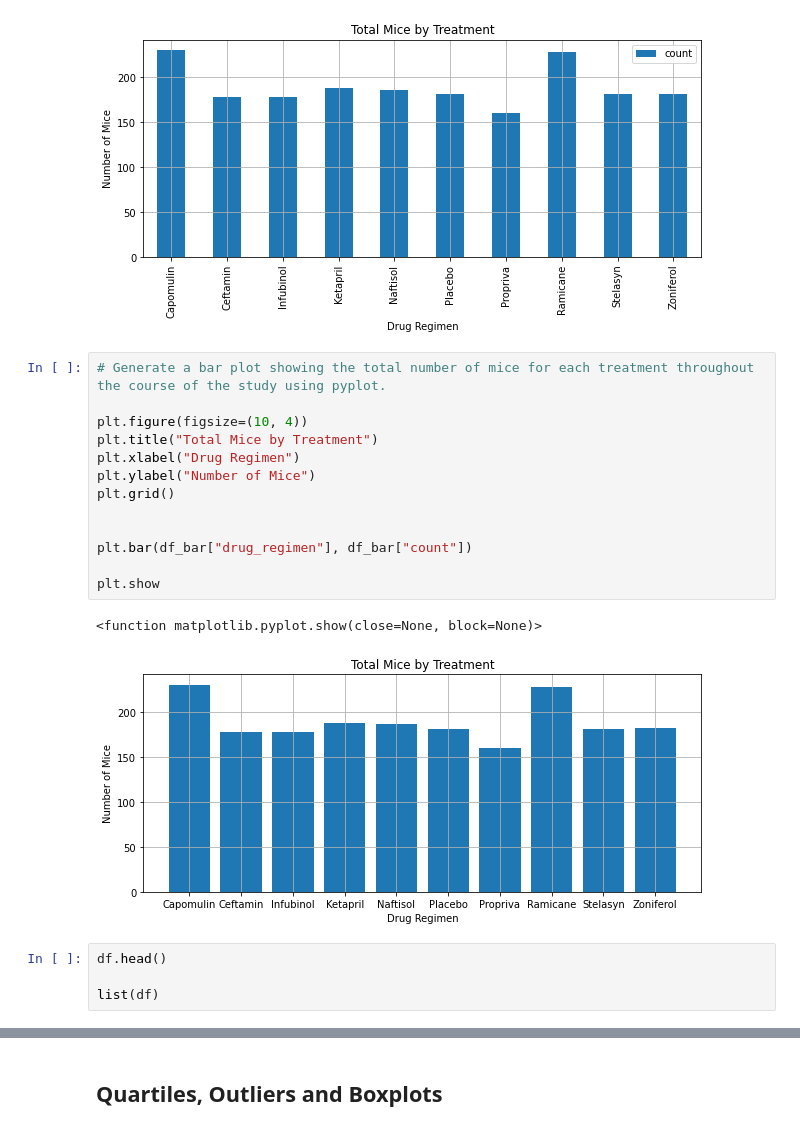
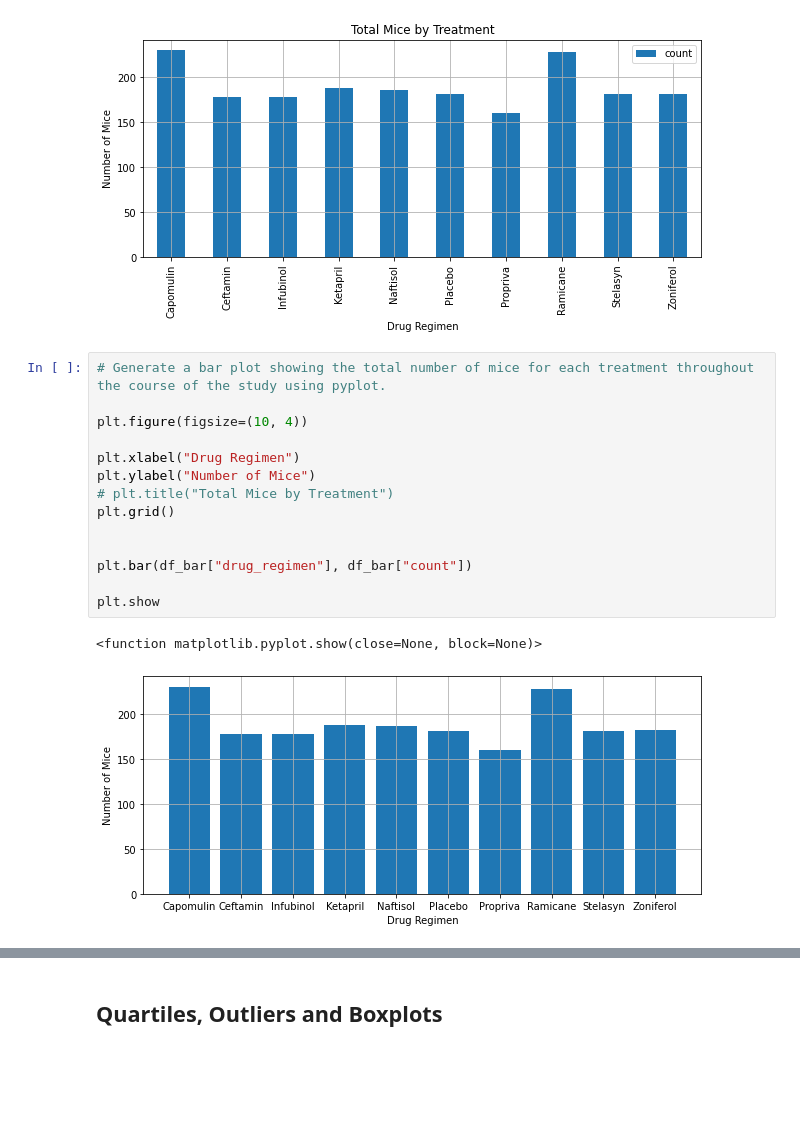
Before and after one commit to BatesJ72/matplotib_practice, a Jupyter notebook: pymaceuticals_v2.ipynb, the cells around one changed output, grey strips where cells are left out. Saved outputs shown, nothing was run; the diff lists cells and outputs as text; blank space fills up the shorter version.

```diff
--- a/pymaceuticals_v2.ipynb
+++ b/pymaceuticals_v2.ipynb
@@ -232,23 +235,20 @@ plt.show()
 # %%
 # Generate a bar plot showing the total number of mice for each treatment throughout the course of the study using pyplot.
 
 plt.figure(figsize=(10, 4))
-plt.title("Total Mice by Treatment")
+
 plt.xlabel("Drug Regimen")
 plt.ylabel("Number of Mice")
+# plt.title("Total Mice by Treatment")
 plt.grid()
 
 
 plt.bar(df_bar["drug_regimen"], df_bar["count"])
 
 plt.show
 # %% [output]
 <function matplotlib.pyplot.show(close=None, block=None)>
-[figure, old version]
+[figure, new version]
-# %%
-df.head()
-
-list(df)
 # %%
 # Generate a pie plot showing the distribution of female versus male mice using pandas
 
```
Also changed, not shown: parts of 6 cells of this notebook.
